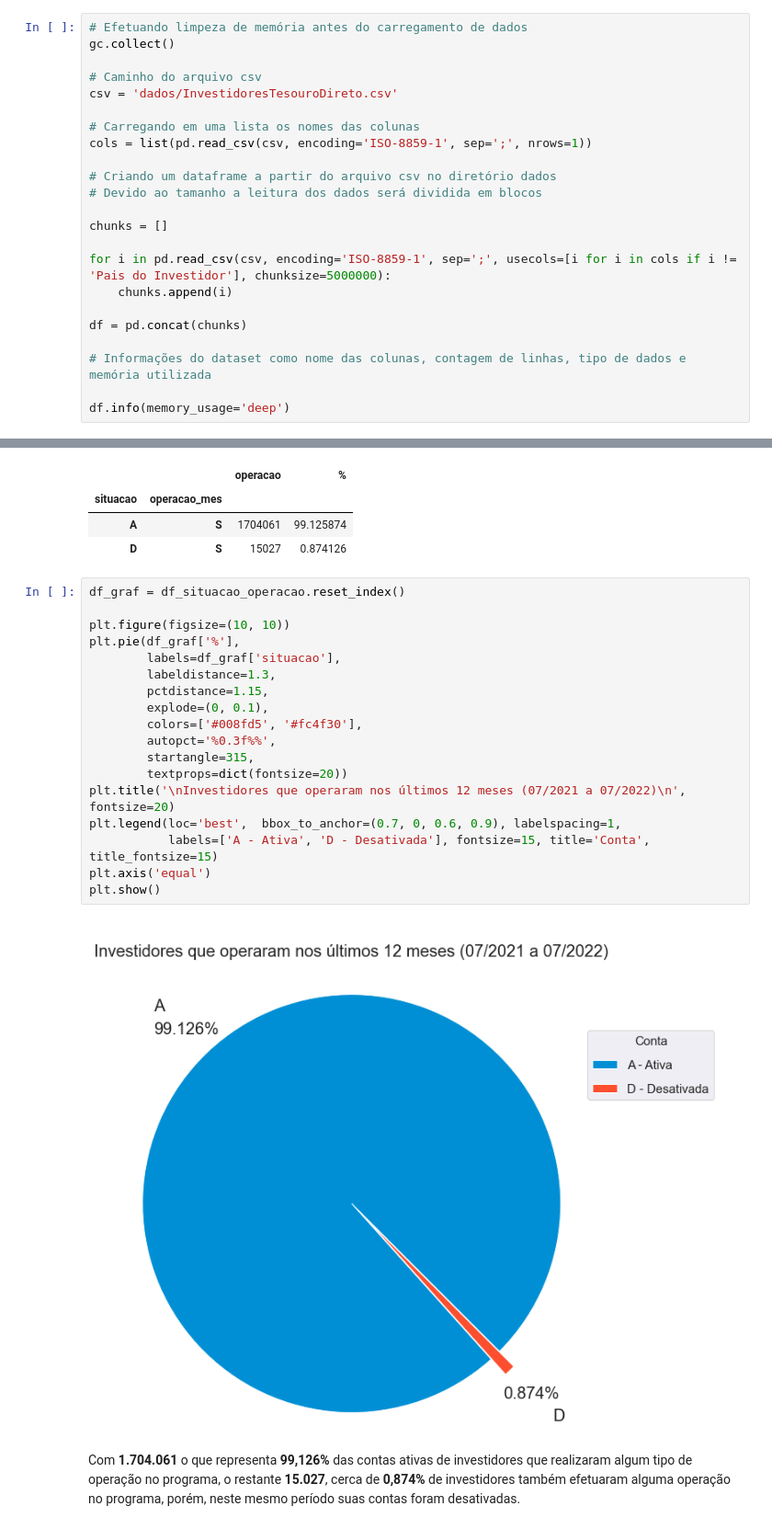
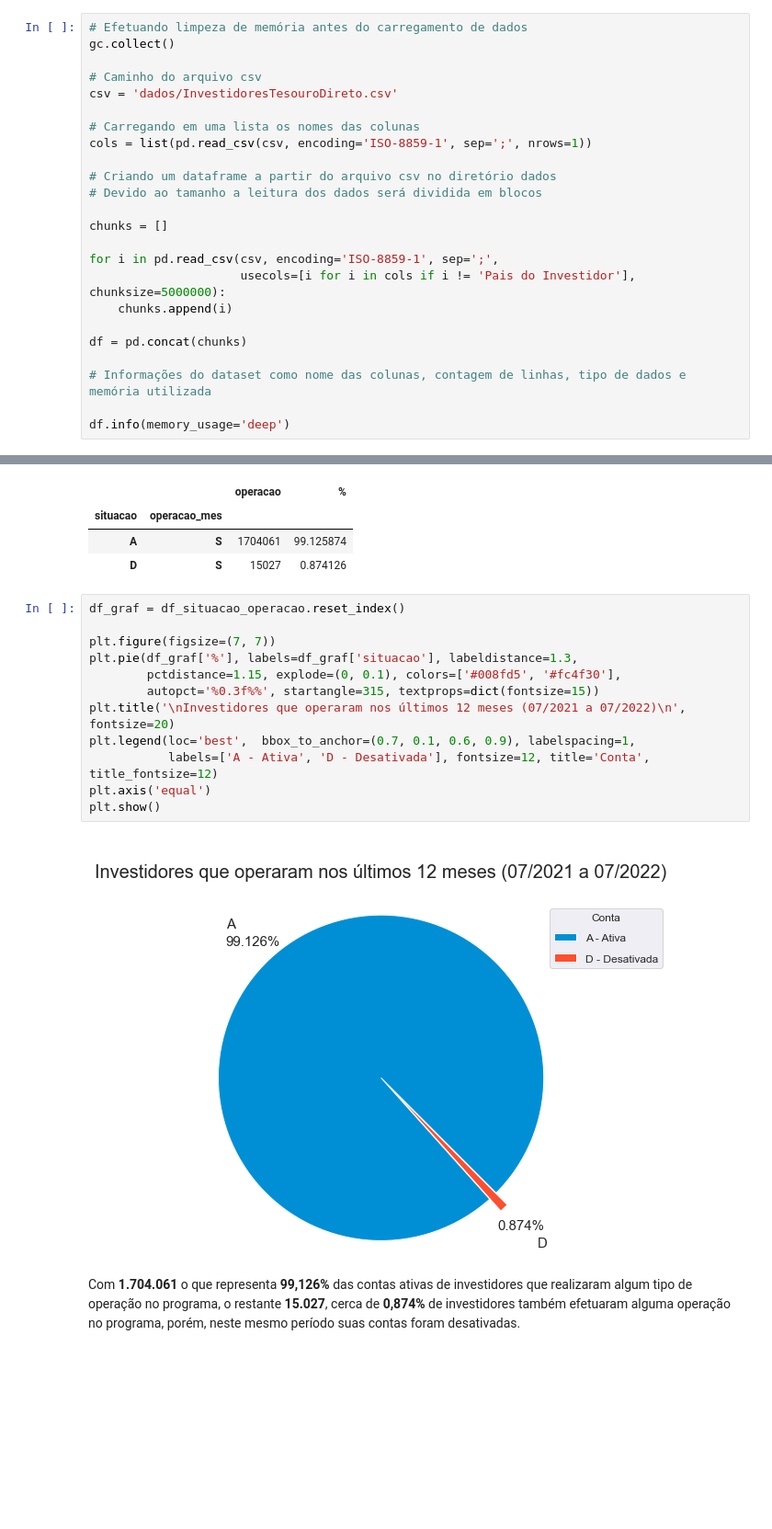
Before and after one commit to emso-exe/Investidores_do_tesouro_direto, a Jupyter notebook: analise_de_dados.ipynb, the cells around one changed output, grey strips where cells are left out. Shown: that part at 92% size. Drawn from its saved outputs; the diff is of its cells as text; blank space fills up the shorter version.

```diff
--- a/analise_de_dados.ipynb
+++ b/analise_de_dados.ipynb
@@ -53,7 +53,8 @@ cols = list(pd.read_csv(csv, encoding='ISO-8859-1', sep=';', nrows=1))
 
 chunks = []
 
-for i in pd.read_csv(csv, encoding='ISO-8859-1', sep=';', usecols=[i for i in cols if i != 'Pais do Investidor'], chunksize=5000000):
+for i in pd.read_csv(csv, encoding='ISO-8859-1', sep=';',
+                     usecols=[i for i in cols if i != 'Pais do Investidor'], chunksize=5000000):
     chunks.append(i)
 
 df = pd.concat(chunks)
@@ -763,23 +757,17 @@ df_situacao_operacao
 # %%
 df_graf = df_situacao_operacao.reset_index()
 
-plt.figure(figsize=(10, 10))
-plt.pie(df_graf['%'],
-        labels=df_graf['situacao'],
-        labeldistance=1.3,
-        pctdistance=1.15,
-        explode=(0, 0.1),
-        colors=['#008fd5', '#fc4f30'],
-        autopct='%0.3f%%',
-        startangle=315,
-        textprops=dict(fontsize=20))
+plt.figure(figsize=(7, 7))
+plt.pie(df_graf['%'], labels=df_graf['situacao'], labeldistance=1.3,
+        pctdistance=1.15, explode=(0, 0.1), colors=['#008fd5', '#fc4f30'],
+        autopct='%0.3f%%', startangle=315, textprops=dict(fontsize=15))
 plt.title('\nInvestidores que operaram nos últimos 12 meses (07/2021 a 07/2022)\n', fontsize=20)
-plt.legend(loc='best',  bbox_to_anchor=(0.7, 0, 0.6, 0.9), labelspacing=1,
-           labels=['A - Ativa', 'D - Desativada'], fontsize=15, title='Conta', title_fontsize=15)
+plt.legend(loc='best',  bbox_to_anchor=(0.7, 0.1, 0.6, 0.9), labelspacing=1,
+           labels=['A - Ativa', 'D - Desativada'], fontsize=12, title='Conta', title_fontsize=12)
 plt.axis('equal')
 plt.show()
 # %% [output]
-[figure, old version]
+[figure, new version]
 # %% [markdown]
 Com **1.704.061** o que representa **99,126%** das contas ativas de investidores que realizaram algum tipo de operação no programa, o restante **15.027**, cerca de **0,874%** de investidores também efetuaram alguma operação no programa, porém, neste mesmo período suas contas foram desativadas.
 # %% [markdown]
```
Also changed, not shown: parts of 16 cells of this notebook.
